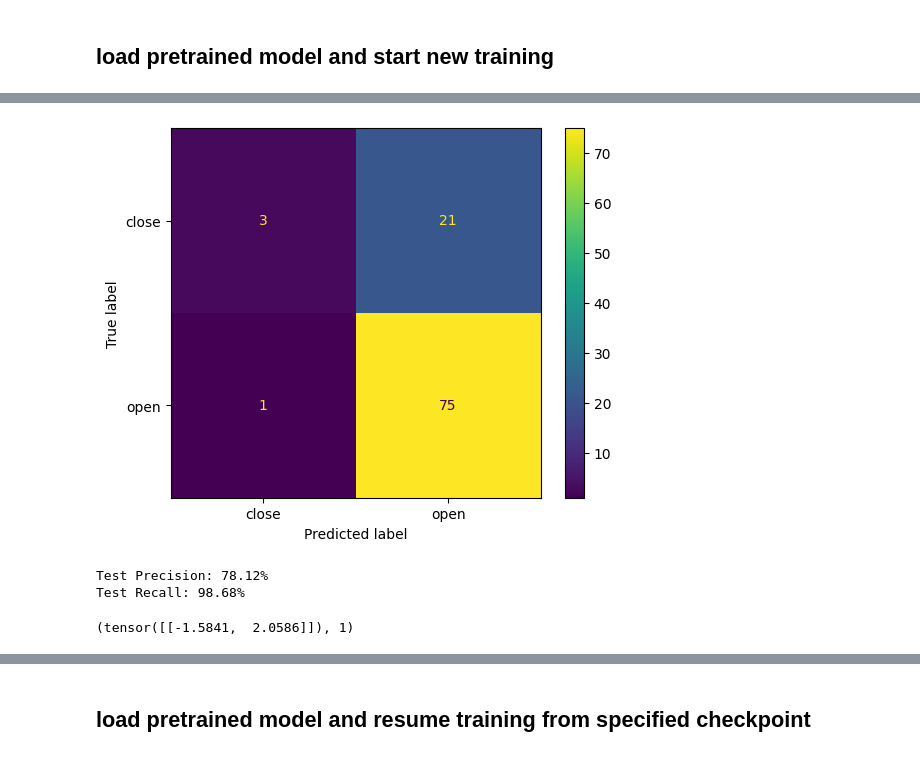
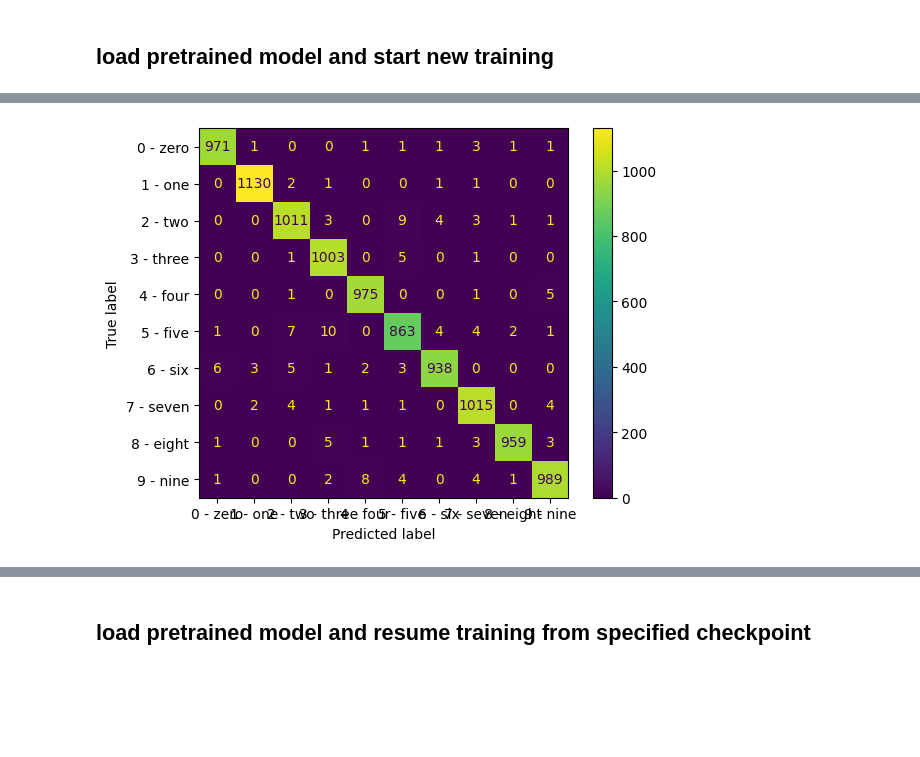
Before and after one commit to haidiazaman/secure-face-capture-python-app, a Jupyter notebook: dev/prepare_scripts-mnist-expt.ipynb, the cells around one changed output, grey strips where cells are left out. Drawn from its saved outputs; the diff is of its cells as text; code cells hidden in the pictures; blank space fills up the shorter version.

Commit message:
ran the tests a,b,c

```diff
--- a/dev/prepare_scripts-mnist-expt.ipynb
+++ b/dev/prepare_scripts-mnist-expt.ipynb
@@ -1075,7 +1125,8 @@ torch.float32
 
 device = torch.device('cuda' if torch.cuda.is_available() else 'cpu')
 # model = AlexNet(n_dims=1, num_classes=2).to(device)
-model = SimpleNN().to(device)
+# model = SimpleNN().to(device)
+model = SimpleCNN(num_channels=1).to(device)
 criterion = nn.CrossEntropyLoss().to(device)
 optimizer = optim.SGD(model.parameters(), lr=0.01, momentum=0.9)
 trainer = Trainer(model, criterion, optimizer, device, patience=7)
@@ -1193,16 +1252,0 @@ os.listdir('./checkpoints')
-# %%
-device = torch.device('cuda' if torch.cuda.is_available() else 'cpu')
-model = SimpleNN().to(device)
-
-# load pretrained model
-checkpoint_path = './checkpoints/epoch9.pt'
-model.load_model(checkpoint_path)
-
-criterion = nn.CrossEntropyLoss().to(device)
-optimizer = optim.SGD(model.parameters(), lr=0.01, momentum=0.9)
-
-# train with new statistics
-trainer = Trainer(model, criterion, optimizer, device, patience=7)
-
-# Train the model
-trainer.train(train_dl, val_dl, epochs=10)
@@ -1225,0 +1253,16 @@ Training Ended, Total Time Lapsed: 7.2s
+# %%
+device = torch.device('cuda' if torch.cuda.is_available() else 'cpu')
+model = SimpleCNN(num_channels=1).to(device)
+
+# load pretrained model
+checkpoint_path = './checkpoints/mnist/epoch10.pt'
+model.load_model(checkpoint_path)
+
+criterion = nn.CrossEntropyLoss().to(device)
+optimizer = optim.SGD(model.parameters(), lr=0.01, momentum=0.9)
+
+# train with new statistics
+trainer = Trainer(model, criterion, optimizer, device, patience=7)
+
+# Train the model
+trainer.train(train_dl, val_dl, epochs=40, save_path='./checkpoints/mnist2')
@@ -1257,25 +1327,20 @@ def calc_precision(y_true,y_pred):
 def calc_recall(y_true,y_pred):
     return recall_score(y_true,y_pred)
 # %%
-display_conf_mat(conf_mat=conf_mat,display_labels=["close","open"])
+display_conf_mat(conf_mat=conf_mat,display_labels=mnist_classes)
 # %% [output]
-[figure, old version]
+[figure, new version]
 # %%
-# calc precision recall - can add more metrics in utils in the future
+# # calc precision recall - can add more metrics in utils in the future
 
-all_labels, all_predictions = trainer.inference_dataloader(test_dl)
-precision = calc_precision(all_labels, all_predictions)
-recall = calc_recall(all_labels, all_predictions)
+# all_labels, all_predictions = trainer.inference_dataloader(test_dl)
+# precision = calc_precision(all_labels, all_predictions)
+# recall = calc_recall(all_labels, all_predictions)
 
-print(f'Test Precision: {precision :.2%}')
-print(f'Test Recall: {recall :.2%}')
+# print(f'Test Precision: {precision :.2%}')
+# print(f'Test Recall: {recall :.2%}')
-# %% [output]
-Test Precision: 78.12%
-Test Recall: 98.68%
 # %%
-sample_image_path = df.iloc[0,0]
-logits, predicted_class = trainer.inference_one_image(image_path=sample_image_path,input_dim=64)
-logits, predicted_class
+# sample_image_path = df.iloc[0,0]
+# logits, predicted_class = trainer.inference_one_image(image_path=sample_image_path,input_dim=64)
+# logits, predicted_class
-# %% [output]
-(tensor([[-1.5841,  2.0586]]), 1)
 # %%
```
Also changed, not shown: parts of 24 cells of this notebook.
